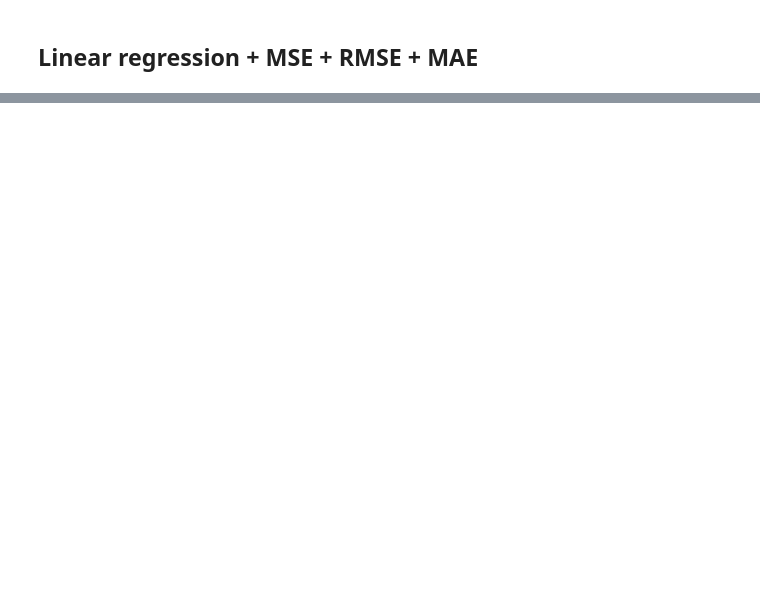
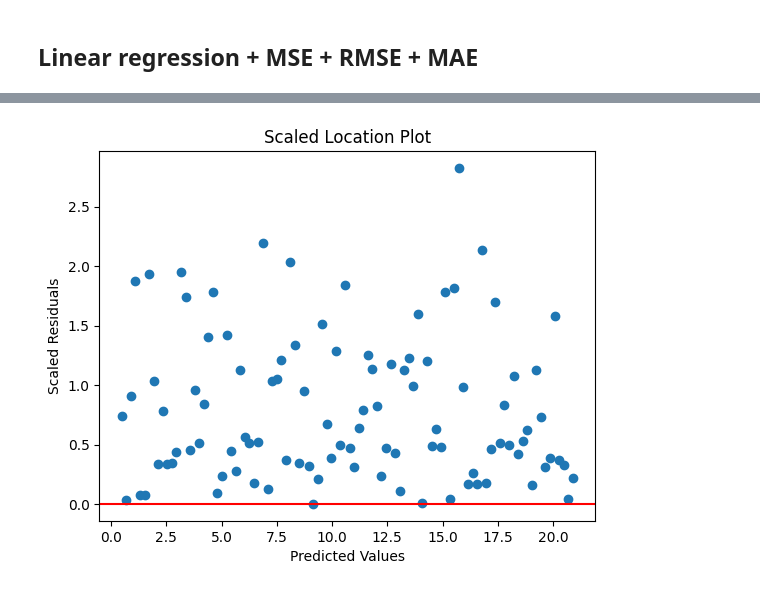
Before and after one commit to avikumart/DA-DS-Questions, a Jupyter notebook: ML_coding/Ml_coding_and_interviewn_practice.ipynb, the cells around one changed output, grey strips where cells are left out. Saved outputs shown, nothing was run; the diff lists cells and outputs as text; code cells hidden in the pictures; blank space fills up the shorter version.

```diff
--- a/ML_coding/Ml_coding_and_interviewn_practice.ipynb
+++ b/ML_coding/Ml_coding_and_interviewn_practice.ipynb
@@ -767,0 +858,15 @@ plt.show()
+# %%
+# 3. scaled location plot
+import numpy as np
+
+scaled_residuals = (np.abs(df["residuals"]) / np.sqrt(np.mean(df["residuals"]**2)))
+
+# plot the scatter chart
+plt.scatter(df["pred"], scaled_residuals)
+plt.title("Scaled Location Plot")
+plt.xlabel("Predicted Values")
+plt.ylabel("Scaled Residuals")
+plt.axhline(0, color="red")
+plt.show()
+# %% [output]
+[figure, added]
```
Also changed, not shown: parts of 12 cells of this notebook.
